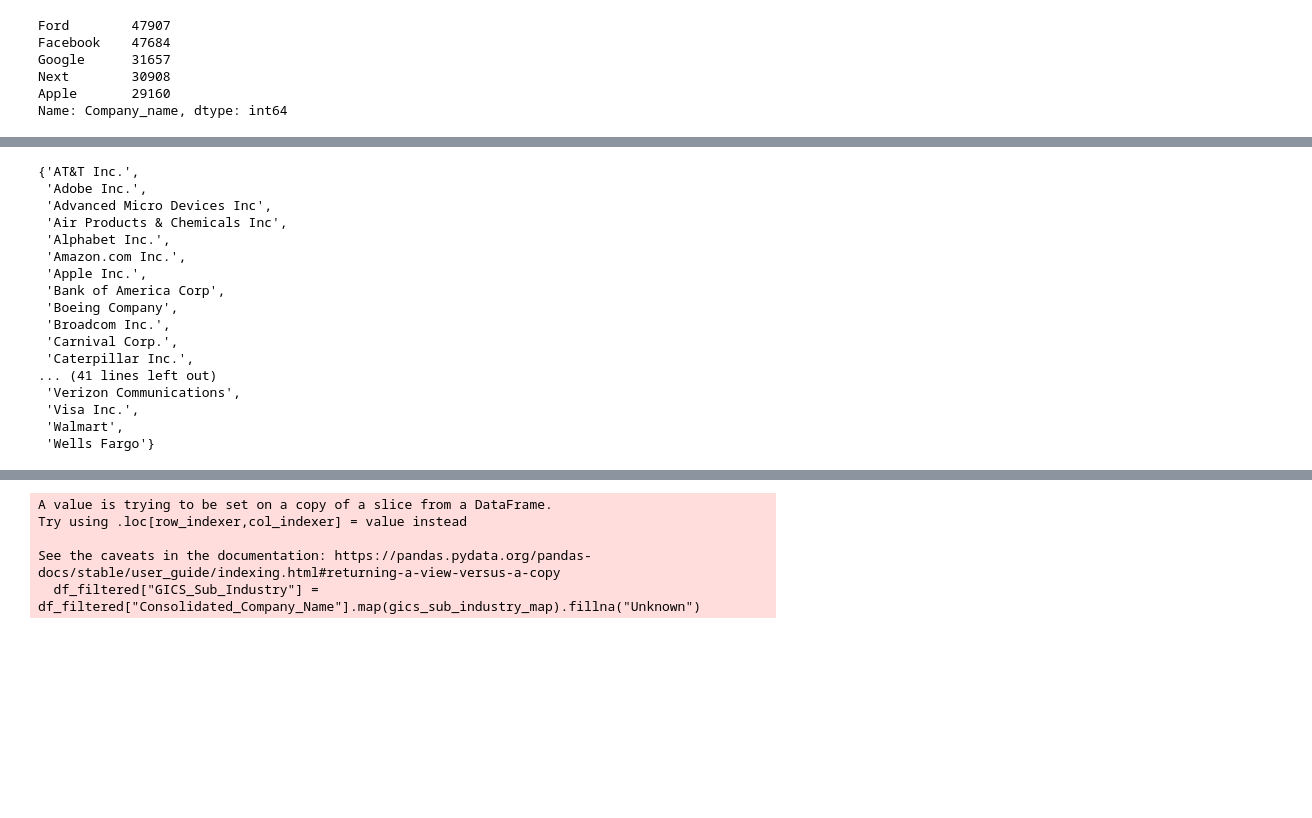
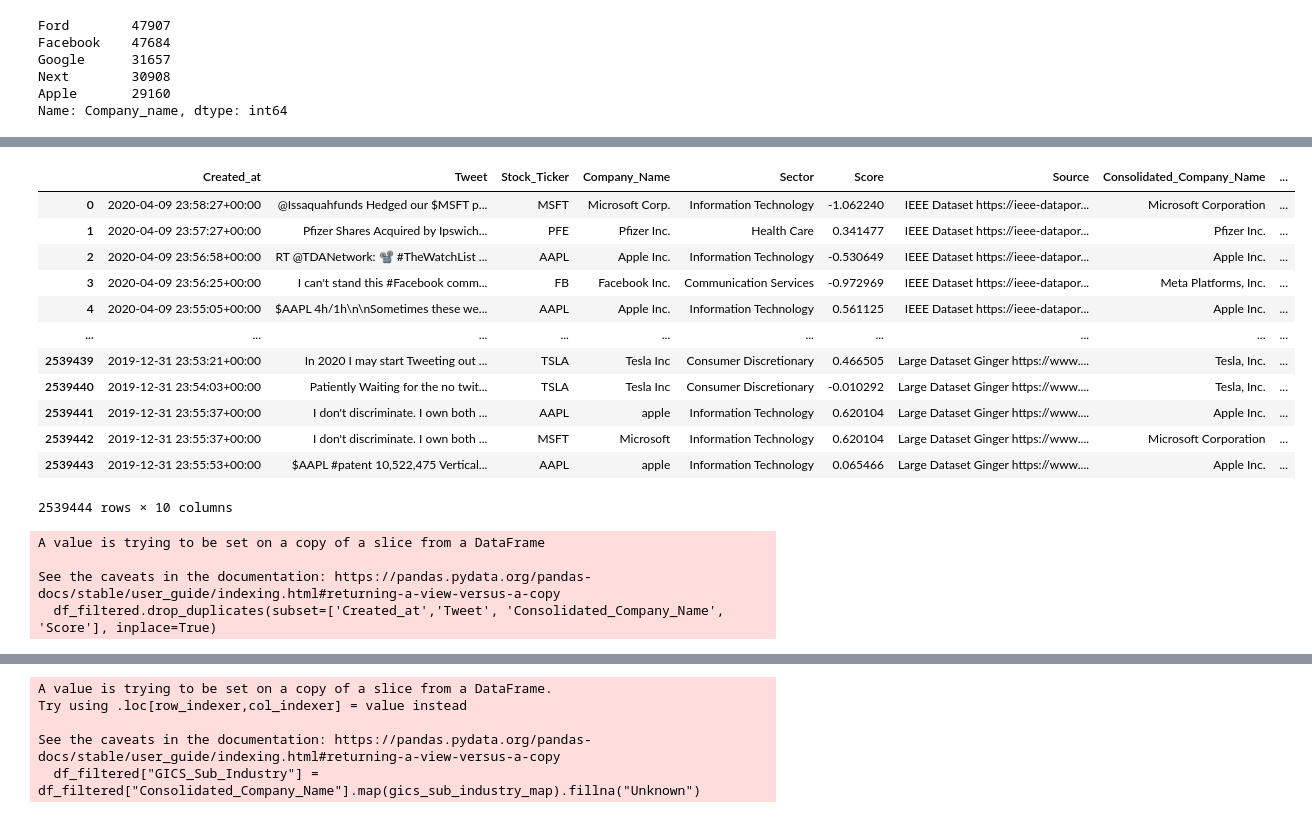
Before and after one commit to gderiddershanghai/DVA_Team_173, a Jupyter notebook: notebooks/ginger/merging_all_datasets.ipynb, the cells around one changed output, grey strips where cells are left out. Drawn from its saved outputs; the diff is of its cells as text; code cells hidden in the pictures; blank space fills up the shorter version.

```diff
--- a/notebooks/ginger/merging_all_datasets.ipynb
+++ b/notebooks/ginger/merging_all_datasets.ipynb
@@ -377,2 +459,3 @@ See the caveats in the documentation: https://pandas.pydata.org/pandas-docs/stab
 # %%
-big_df = big_df[merged_df.columns]
+# big_df = big_df[merged_df.columns]
+pd.concat([merged_df, big_df], ignore_index=True)
@@ -382,0 +503,2 @@ df = pd.concat([merged_df, big_df], ignore_index=True)
+# %%
+df['Created_at'] = pd.to_datetime(df['Created_at'], infer_datetime_format=True, utc=True)
@@ -635,7 +823,7 @@ def consolidate_ticker(ticker: str) -> str:
     return ticker_synonyms.get(ticker, ticker)
 
 # Create a new column with consolidated tickers
-df['Consolidated_Ticker'] = df['Stock_ticker'].apply(consolidate_ticker)
+df['Consolidated_Ticker'] = df['Stock_Ticker'].apply(consolidate_ticker)
 # %%
 company_counts = df['Consolidated_Company_Name'].value_counts()
 # company_counts
@@ -655,5 +830,5 @@ Name: Consolidated_Company_Name, Length: 298, dtype: int64
 # %%
-filtered_companies = company_counts[company_counts > 500].index
+filtered_companies = company_counts[company_counts > 888].index
 df_filtered = df[df['Consolidated_Company_Name'].isin(filtered_companies)]
 len(set(df_filtered['Consolidated_Company_Name']))
 # %% [output]
@@ -661,20 +856,23 @@ len(set(df_filtered['Consolidated_Company_Name']))
+# %%
+df_filtered
+# %% [output]
+|  | Created_at | Tweet | Stock_Ticker | Company_Name | Sector | Score | Source | Consolidated_Company_Name | ... |
+| 0 | 2020-04-09 23:58:27+00:00 | @Issaquahfunds Hedged our $MSFT p... | MSFT | Microsoft Corp. | Information Technology | -1.062240 | IEEE Dataset https://ieee-datapor... | Microsoft Corporation | ... |
+| 1 | 2020-04-09 23:57:27+00:00 | Pfizer Shares Acquired by Ipswich... | PFE | Pfizer Inc. | Health Care | 0.341477 | IEEE Dataset https://ieee-datapor... | Pfizer Inc. | ... |
+| 2 | 2020-04-09 23:56:58+00:00 | RT @TDANetwork: 📽️ #TheWatchList ... | AAPL | Apple Inc. | Information Technology | -0.530649 | IEEE Dataset https://ieee-datapor... | Apple Inc. | ... |
+| 3 | 2020-04-09 23:56:25+00:00 | I can't stand this #Facebook comm... | FB | Facebook Inc. | Communication Services | -0.972969 | IEEE Dataset https://ieee-datapor... | Meta Platforms, Inc. | ... |
+| 4 | 2020-04-09 23:55:05+00:00 | $AAPL 4h/1h\n\nSometimes these we... | AAPL | Apple Inc. | Information Technology | 0.561125 | IEEE Dataset https://ieee-datapor... | Apple Inc. | ... |
+| ... | ... | ... | ... | ... | ... | ... | ... | ... | ... |
+| 2539439 | 2019-12-31 23:53:21+00:00 | In 2020 I may start Tweeting out ... | TSLA | Tesla Inc | Consumer Discretionary | 0.466505 | Large Dataset Ginger https://www.... | Tesla, Inc. | ... |
+| 2539440 | 2019-12-31 23:54:03+00:00 | Patiently Waiting for the no twit... | TSLA | Tesla Inc | Consumer Discretionary | -0.010292 | Large Dataset Ginger https://www.... | Tesla, Inc. | ... |
+| 2539441 | 2019-12-31 23:55:37+00:00 | I don't discriminate. I own both ... | AAPL | apple | Information Technology | 0.620104 | Large Dataset Ginger https://www.... | Apple Inc. | ... |
+| 2539442 | 2019-12-31 23:55:37+00:00 | I don't discriminate. I own both ... | MSFT | Microsoft | Information Technology | 0.620104 | Large Dataset Ginger https://www.... | Microsoft Corporation | ... |
+| 2539443 | 2019-12-31 23:55:53+00:00 | $AAPL #patent 10,522,475 Vertical... | AAPL | apple | Information Technology | 0.065466 | Large Dataset Ginger https://www.... | Apple Inc. | ... |
+2539444 rows × 10 columns
 # %%
-set(df_filtered['Consolidated_Company_Name'])
+# df_filtered.drop_duplicates(subset=['Created_at','Tweet', 'Consolidated_Company_Name', 'Score'], inplace=True)
 # %% [output]
-{'AT&T Inc.',
- 'Adobe Inc.',
- 'Advanced Micro Devices Inc',
- 'Air Products & Chemicals Inc',
- 'Alphabet Inc.',
- 'Amazon.com Inc.',
- 'Apple Inc.',
- 'Bank of America Corp',
- 'Boeing Company',
- 'Broadcom Inc.',
- 'Carnival Corp.',
- 'Caterpillar Inc.',
-... (41 lines left out)
- 'Verizon Communications',
- 'Visa Inc.',
- 'Walmart',
- 'Wells Fargo'}
+A value is trying to be set on a copy of a slice from a DataFrame
+
+See the caveats in the documentation: https://pandas.pydata.org/pandas-docs/stable/user_guide/indexing.html#returning-a-view-versus-a-copy
+  df_filtered.drop_duplicates(subset=['Created_at','Tweet', 'Consolidated_Company_Name', 'Score'], inplace=True)
```
Also changed, not shown: parts of 102 cells of this notebook, 2 other files.
